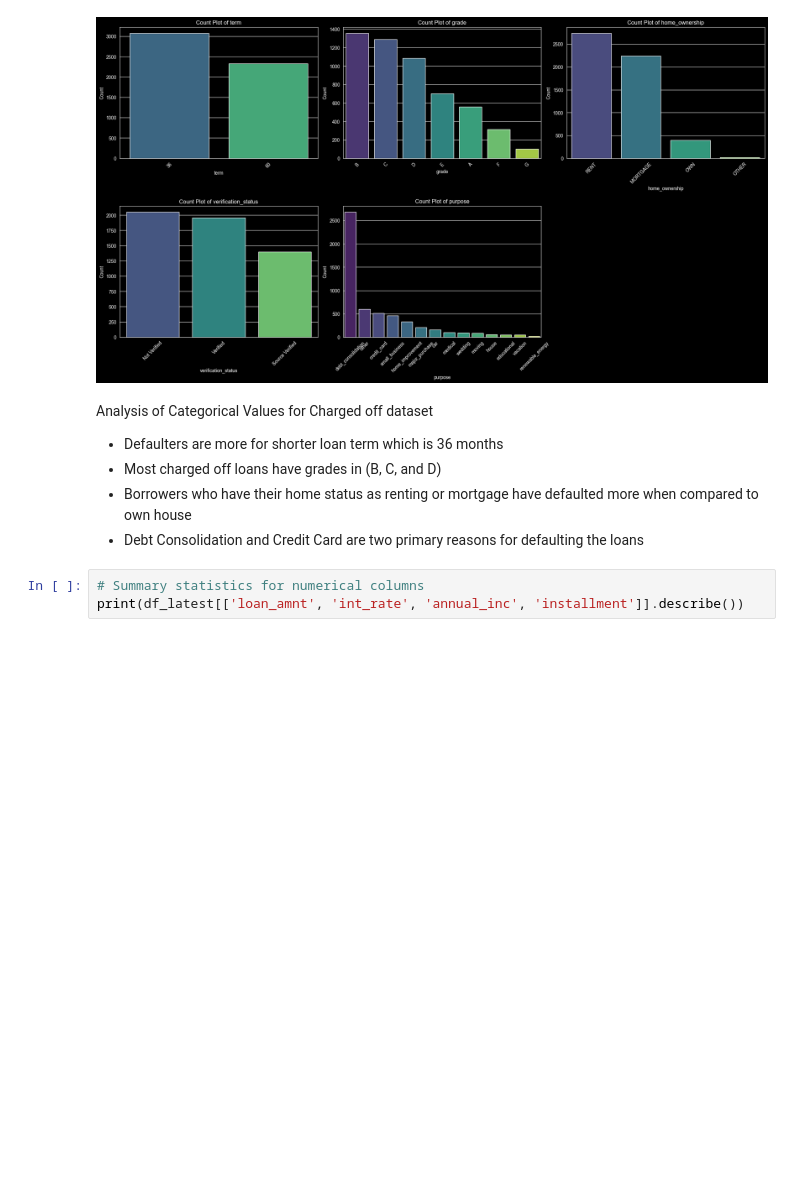
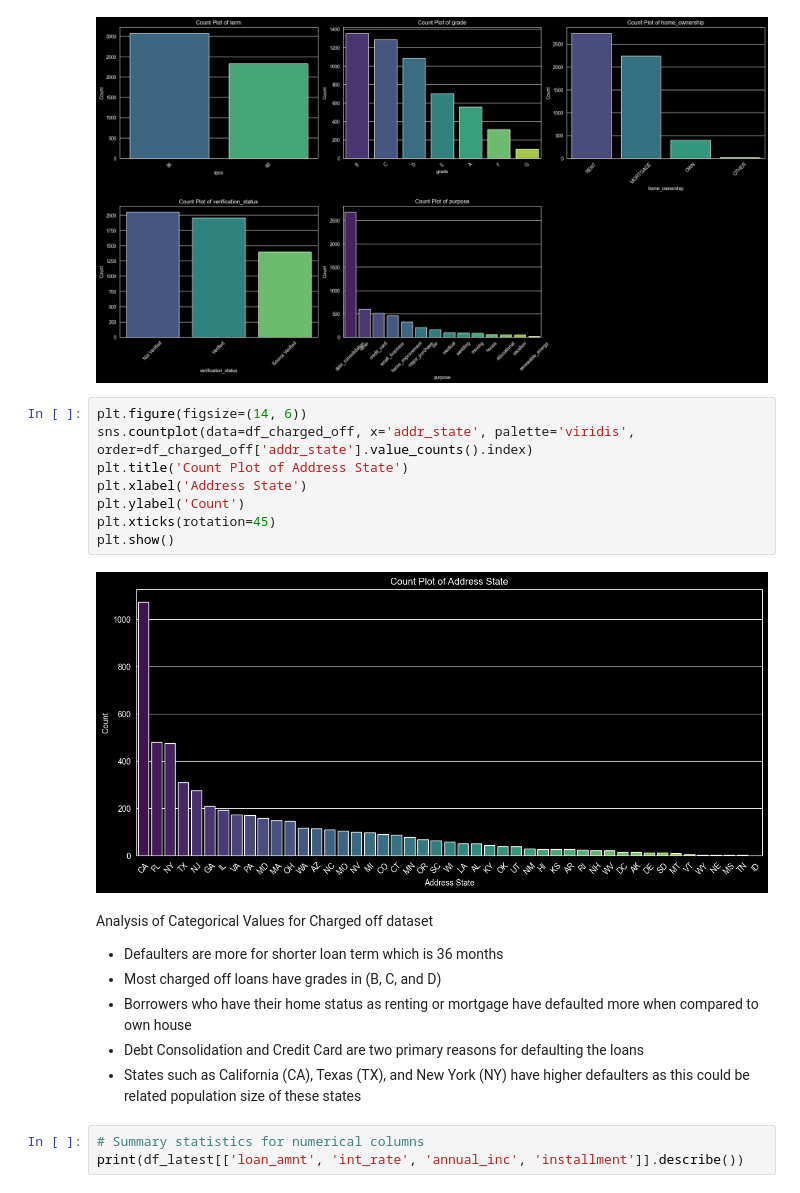
Before and after one commit to muralik31/Lending-Club-Case-Study, a Jupyter notebook: Murali_Krishna_Kondapally.ipynb, the cells around one changed output. Saved outputs shown, nothing was run; the diff lists cells and outputs as text; blank space fills up the shorter version.

```diff
--- a/Murali_Krishna_Kondapally.ipynb
+++ b/Murali_Krishna_Kondapally.ipynb
@@ -802,12 +802,23 @@ plt.tight_layout()
 plt.show()
 # %% [output]
 [figure]
+# %%
+plt.figure(figsize=(14, 6))
+sns.countplot(data=df_charged_off, x='addr_state', palette='viridis', order=df_charged_off['addr_state'].value_counts().index)
+plt.title('Count Plot of Address State')
+plt.xlabel('Address State')
+plt.ylabel('Count')
+plt.xticks(rotation=45)
+plt.show()
+# %% [output]
+[figure, added]
 # %% [markdown]
 Analysis of Categorical Values for Charged off dataset
 - Defaulters are more for shorter loan term which is 36 months
 - Most charged off loans have grades in (B, C, and D)
 - Borrowers who have their home status as  renting or mortgage have defaulted more when compared to own house
 - Debt Consolidation and Credit Card are two primary reasons for defaulting the loans
+- States such as California (CA), Texas (TX), and New York (NY) have higher defaulters as this could be related population size of these states
 # %%
 # Summary statistics for numerical columns
 print(df_latest[['loan_amnt', 'int_rate', 'annual_inc', 'installment']].describe())
```
